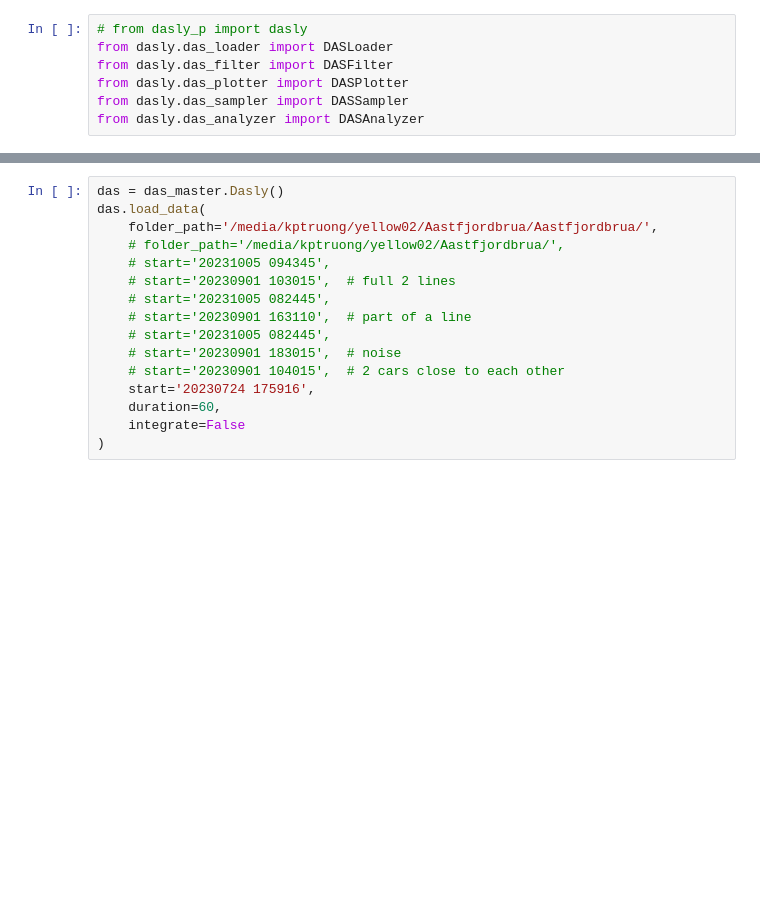
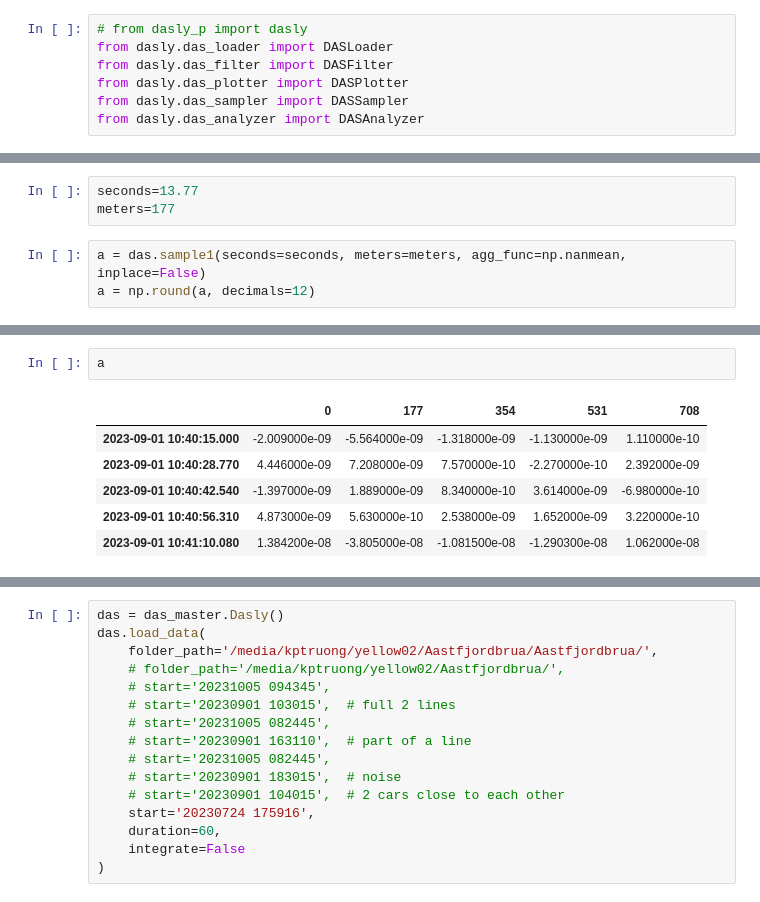
Before and after one commit to truongphanduykhanh/dasly, a Jupyter notebook: notebooks/00.0-khanhtruong-test.ipynb, the cells around one changed output, grey strips where cells are left out. Cells and saved outputs as stored; diff of their text form; blank space fills up the shorter version.

```diff
--- a/notebooks/00.0-khanhtruong-test.ipynb
+++ b/notebooks/00.0-khanhtruong-test.ipynb
@@ -49,0 +50,6 @@ vmin: -5.88e-06, vmax: 5.88e-06
+# %%
+seconds=13.77
+meters=177
+# %%
+a = das.sample1(seconds=seconds, meters=meters, agg_func=np.nanmean, inplace=False)
+a = np.round(a, decimals=12)
@@ -49,0 +62,9 @@ vmin: -5.88e-06, vmax: 5.88e-06
+# %%
+a
+# %% [output]
+|  | 0 | 177 | 354 | 531 | 708 |
+| 2023-09-01 10:40:15.000 | -2.009000e-09 | -5.564000e-09 | -1.318000e-09 | -1.130000e-09 | 1.110000e-10 |
+| 2023-09-01 10:40:28.770 | 4.446000e-09 | 7.208000e-09 | 7.570000e-10 | -2.270000e-10 | 2.392000e-09 |
+| 2023-09-01 10:40:42.540 | -1.397000e-09 | 1.889000e-09 | 8.340000e-10 | 3.614000e-09 | -6.980000e-10 |
+| 2023-09-01 10:40:56.310 | 4.873000e-09 | 5.630000e-10 | 2.538000e-09 | 1.652000e-09 | 3.220000e-10 |
+| 2023-09-01 10:41:10.080 | 1.384200e-08 | -3.805000e-08 | -1.081500e-08 | -1.290300e-08 | 1.062000e-08 |
```
Also changed, not shown: parts of 7 cells of this notebook, 7 other files.
